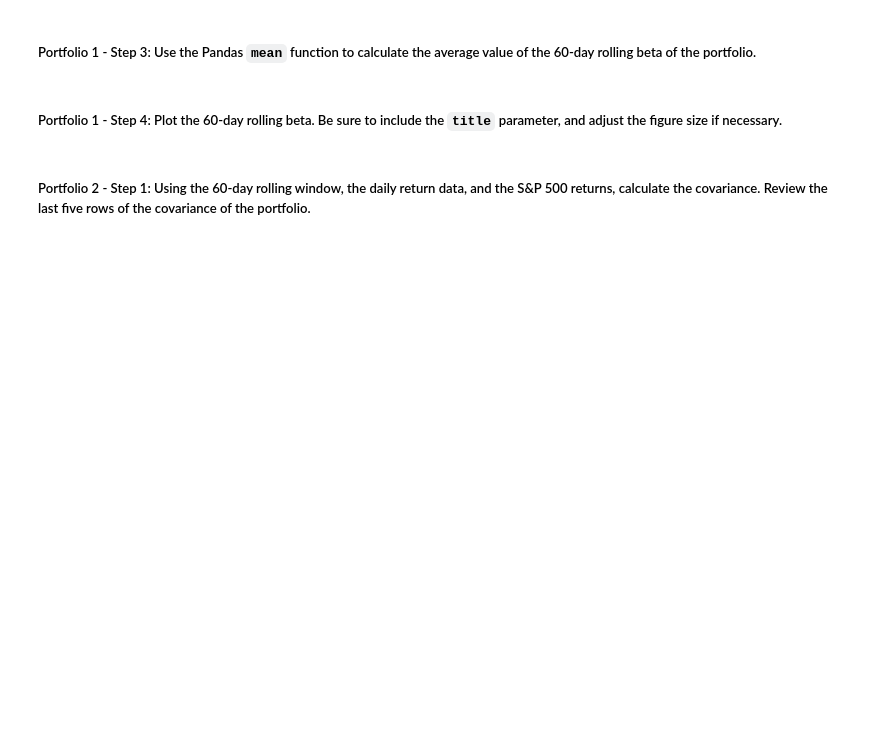
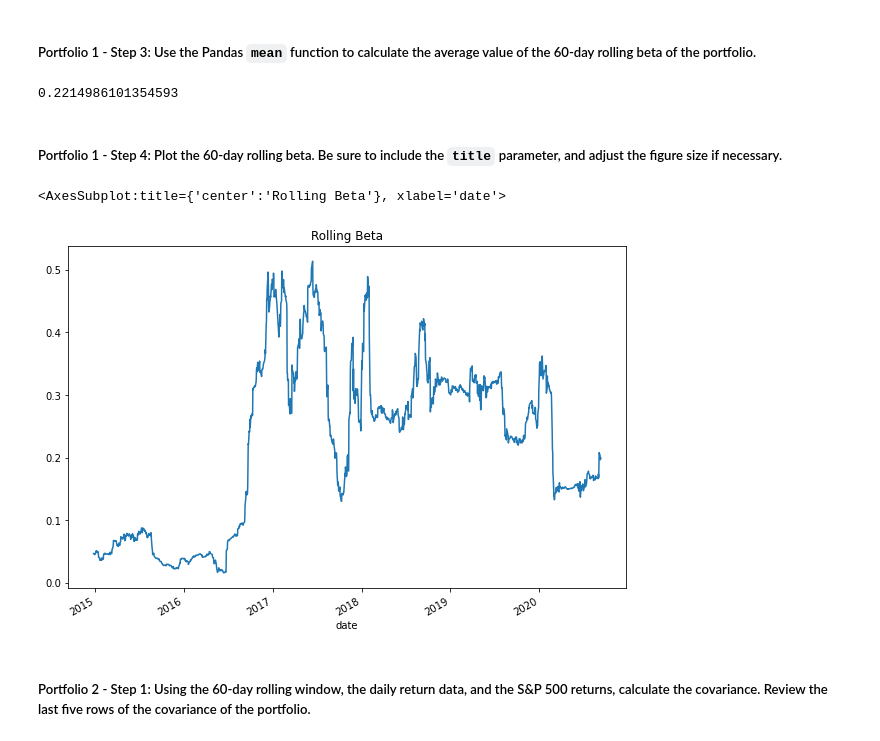
Before and after one commit to Lightboy6/mod4_final, a Jupyter notebook: risk_return_analysis.ipynb, the cells around one changed output. Cells and saved outputs as stored; diff of their text form; code cells hidden in the pictures; blank space fills up the shorter version.

```diff
--- a/risk_return_analysis.ipynb
+++ b/risk_return_analysis.ipynb
@@ -368,3 +430,5 @@ Your analysis is nearing completion. Now, you need to evaluate how the portfolio
 # %%
 # Calculate the variance of the S&P 500 using a rolling 60-day window.
 # YOUR CODE HERE
+rolling_60_var = whale_df_pct['S&P 500'].rolling(window=60).var()
+rolling_60_var.tail()
@@ -383,4 +455,8 @@ Your analysis is nearing completion. Now, you need to evaluate how the portfolio
 # %%
 # Calculate the covariance using a 60-day rolling window
 # Review the last five rows of the covariance data
-# YOUR CODE HERE
+
+covariance = whale_df_pct['BERKSHIRE HATHAWAY INC'].rolling(window=60).cov(whale_df_pct['S&P 500'])
+
+
+print(covariance.tail())
@@ -389,4 +473,6 @@ Your analysis is nearing completion. Now, you need to evaluate how the portfolio
 # %%
 # Calculate the beta based on the 60-day rolling covariance compared to the market (S&P 500)
 # Review the last five rows of the beta information
-# YOUR CODE HERE
+
+bhbeta_60 = covariance / rolling_60_var
+bhbeta_60.tail()
@@ -395,12 +489,20 @@ Your analysis is nearing completion. Now, you need to evaluate how the portfolio
 # %%
 # Calculate the average of the 60-day rolling beta
 # YOUR CODE HERE
+bhbeta_60.mean()
+# %% [output]
+0.2214986101354593
 # %% [markdown]
 ##### Portfolio 1 - Step 4: Plot the 60-day rolling beta. Be sure to include the `title` parameter, and adjust the figure size if necessary.
 # %%
 # Plot the rolling beta
 # Include a title parameter and adjust the figure size
 # YOUR CODE HERE
+
+bhbeta_60.plot(figsize=(10,7), title='Rolling Beta')
+# %% [output]
+<AxesSubplot:title={'center':'Rolling Beta'}, xlabel='date'>
+[figure, added]
 # %% [markdown]
 ##### Portfolio 2 - Step 1: Using the 60-day rolling window, the daily return data, and the S&P 500 returns, calculate the covariance. Review the last five rows of the covariance of the portfolio.
 # %%
```
Also changed, not shown: parts of 21 cells of this notebook.
